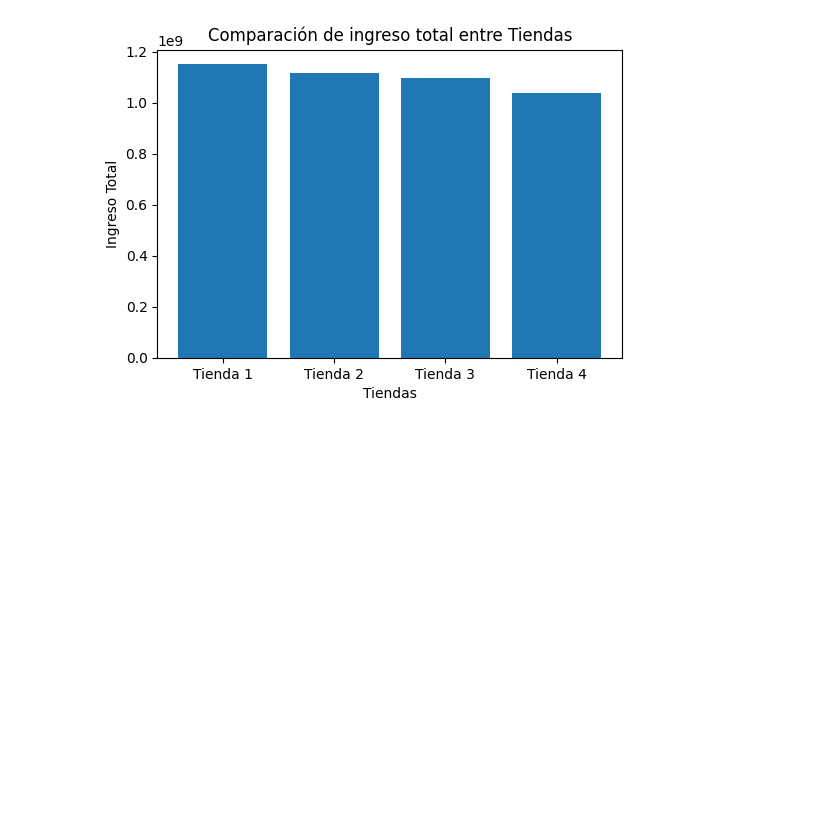
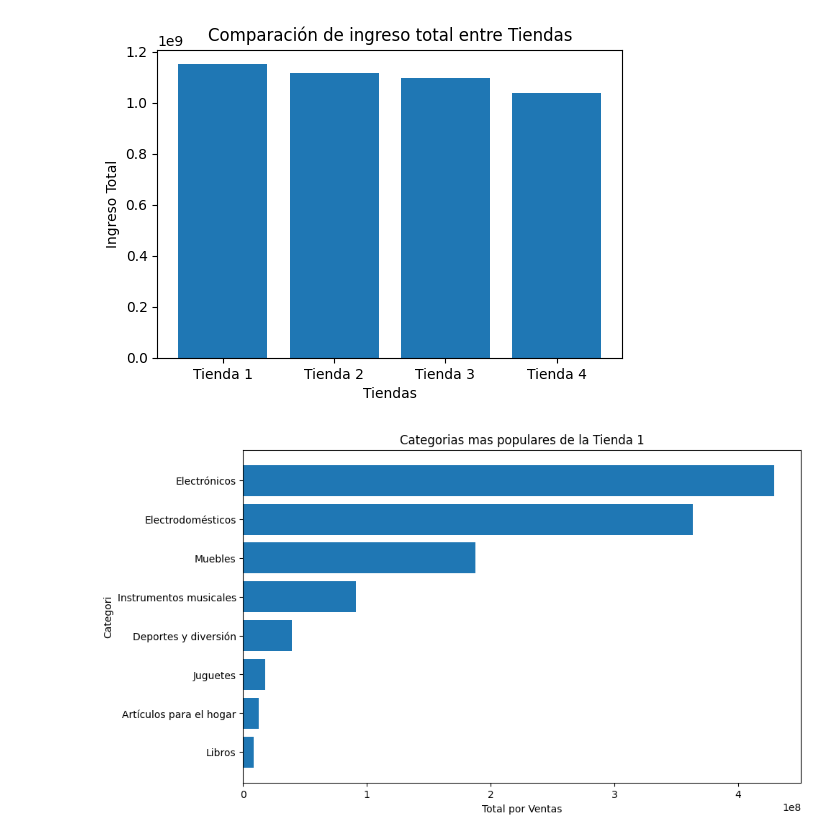
Before and after one commit to keiko-404/challenge1-data-science-latam, a Jupyter notebook: AluraStoreLatam.ipynb, the cells around one changed output. Cells and saved outputs as stored; diff of their text form; code cells hidden in the pictures; blank space fills up the shorter version.

```diff
--- a/AluraStoreLatam.ipynb
+++ b/AluraStoreLatam.ipynb
@@ -356,3 +365,14 @@ plt.xlabel("Tiendas")
 plt.show()
 # %% [output]
 [figure]
+# %%
+cmp_tienda = tienda.groupby('Categoría del Producto')[['Precio']].sum().sort_values('Precio', ascending=True)
+
+plt.figure(figsize=(10,6))
+plt.barh(cmp_tienda.index, cmp_tienda['Precio'])
+plt.title('Categorias mas populares de la Tienda 1')
+plt.xlabel('Total por Ventas')
+plt.ylabel('Categori')
+plt.show()
+# %% [output]
+[figure, added]
```
Also changed, not shown: parts of 5 cells of this notebook.
